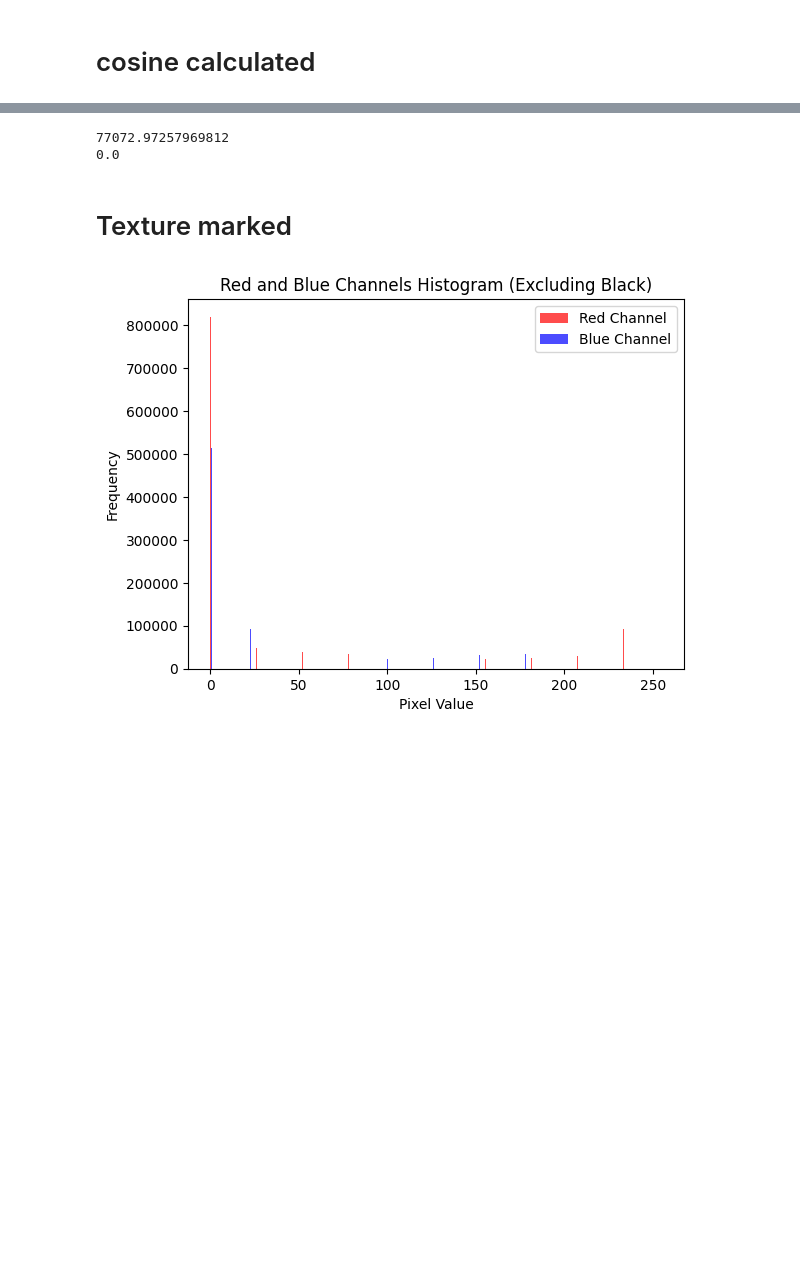
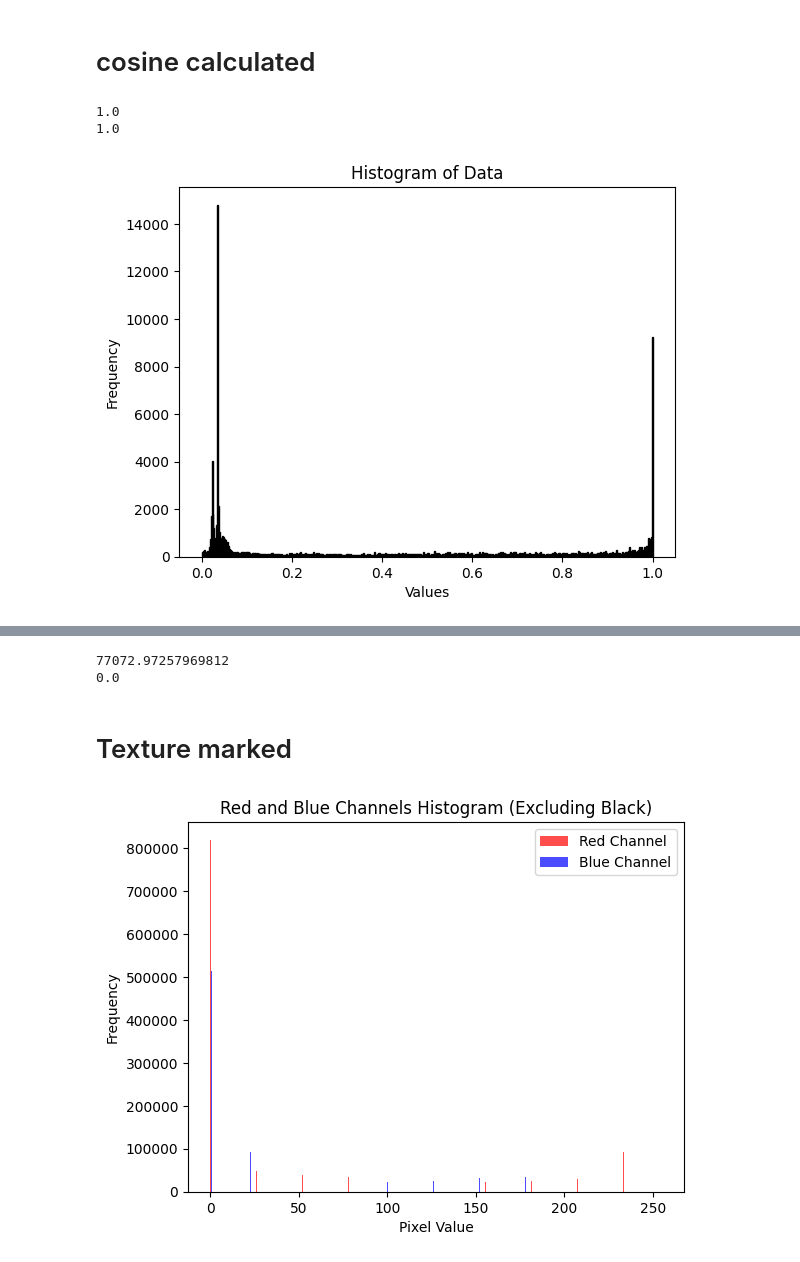
Before and after one commit to zyang63/Die_casting_ejection, a Jupyter notebook: draft_angle_marking.ipynb, the cells around one changed output, grey strips where cells are left out. Cells and saved outputs as stored; diff of their text form; code cells hidden in the pictures; blank space fills up the shorter version.

```diff
--- a/draft_angle_marking.ipynb
+++ b/draft_angle_marking.ipynb
@@ -198,6 +182,7 @@ obj_file_path = '/content/remeshed_uv.obj'
 vertices = []
 faces = []
 cosines = []
+sines = []
 vt_coordinates = []
 vt_faces = []
 F_list = []
@@ -254,5 +239,14 @@ for face in faces:
         F = 0.6*abs(cosine) - abs(sine)
         tangent =  abs(sine) / abs(cosine)
         F_list.append(F)
-        cosines.append(cosine)
+        cosines.append(abs(cosine))
+        sines.append(abs(sine))
         tangents.append(tangent)
+# %%
+A = max(sines)
+B = max(cosines)
+print(A)
+print(B)
+# %% [output]
+1.0
+1.0
@@ -258,0 +255,9 @@ for face in faces:
+# %%
+# Create a Histogram without specifying bins
+plt.hist(cosines,bins=500, color='blue', edgecolor='black')  # You can customize colors and other parameters
+plt.title('Histogram of Data')
+plt.xlabel('Values')
+plt.ylabel('Frequency')
+plt.show()
+# %% [output]
+[figure, added]
```
Also changed, not shown: parts of 6 cells of this notebook.
